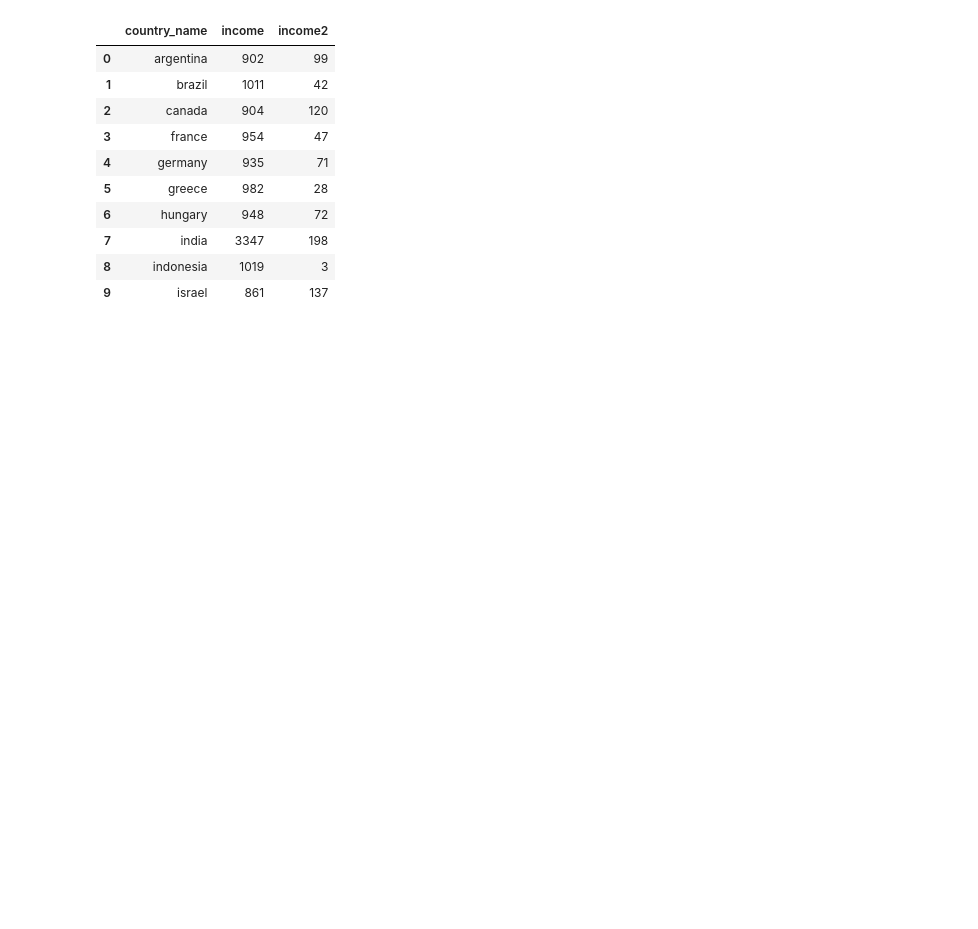
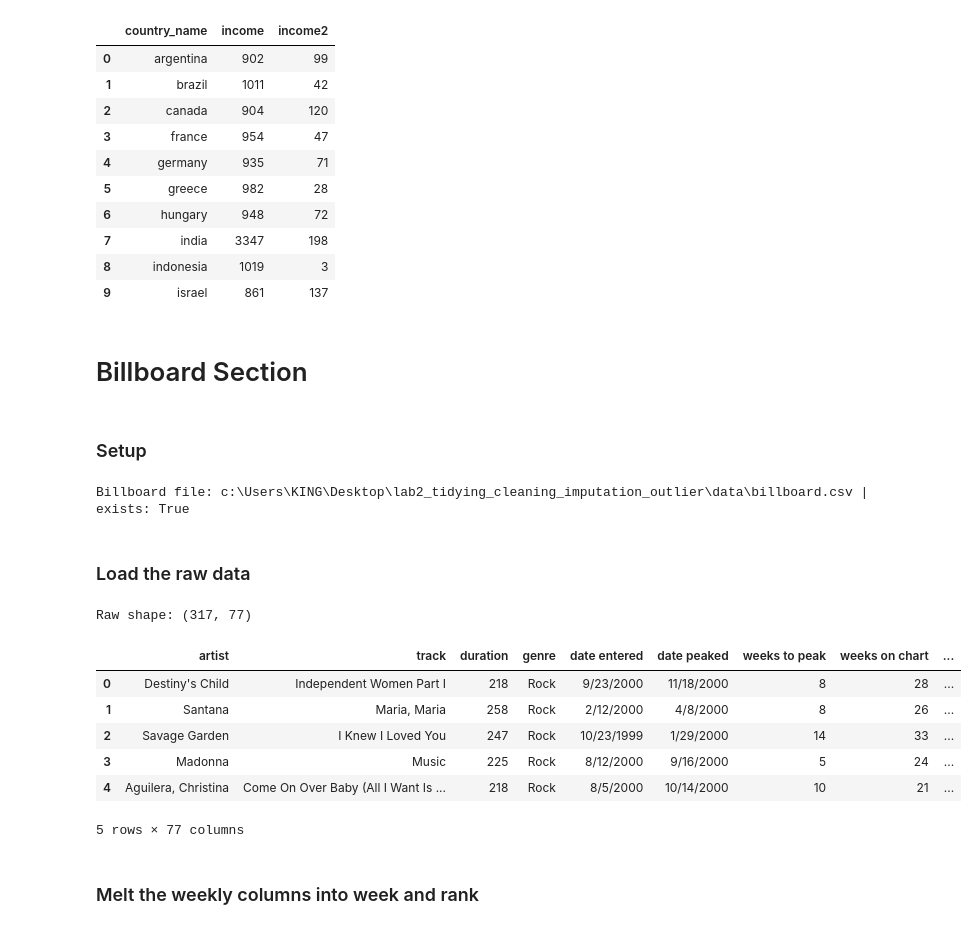
Before and after one commit to JohnBuni/lab2_tidying_cleaning_imputation_outlier, a Jupyter notebook: pew_data_notebook.ipynb, the cells around one changed output. Drawn from its saved outputs; the diff is of its cells as text; code cells hidden in the pictures; blank space fills up the shorter version.

```diff
--- a/pew_data_notebook.ipynb
+++ b/pew_data_notebook.ipynb
@@ -66,3 +68,36 @@ Summary columns: ['country_name', 'income', 'income2']
 | 7 | india | 3347 | 198 |
 | 8 | indonesia | 1019 | 3 |
 | 9 | israel | 861 | 137 |
+# %% [markdown]
+ # Billboard Section
+# %% [markdown]
+### Setup
+# %%
+from pathlib import Path
+from src.billboard_worker import BillboardWorker
+
+PROJECT_ROOT = Path.cwd()
+billboard_file = PROJECT_ROOT / "data" / "billboard.csv"
+
+print("Billboard file:", billboard_file, "| exists:", billboard_file.is_file())
+# %% [output]
+Billboard file: c:\Users\KING\Desktop\lab2_tidying_cleaning_imputation_outlier\data\billboard.csv | exists: True
+# %% [markdown]
+### Load the raw data
+# %%
+billboard = BillboardWorker(billboard_file)
+billboard_df = billboard.load()          # or load(source="neon") for the Neon table
+
+print("Raw shape:", billboard_df.shape)
+display(billboard_df.head())
+# %% [output]
+Raw shape: (317, 77)
+|  | artist | track | duration | genre | date entered | date peaked | weeks to peak | weeks on chart | ... |
+| 0 | Destiny's Child | Independent Women Part I | 218 | Rock | 9/23/2000 | 11/18/2000 | 8 | 28 | ... |
+| 1 | Santana | Maria, Maria | 258 | Rock | 2/12/2000 | 4/8/2000 | 8 | 26 | ... |
+| 2 | Savage Garden | I Knew I Loved You | 247 | Rock | 10/23/1999 | 1/29/2000 | 14 | 33 | ... |
+| 3 | Madonna | Music | 225 | Rock | 8/12/2000 | 9/16/2000 | 5 | 24 | ... |
+| 4 | Aguilera, Christina | Come On Over Baby (All I Want Is ... | 218 | Rock | 8/5/2000 | 10/14/2000 | 10 | 21 | ... |
+5 rows × 77 columns
+# %% [markdown]
+### Melt the weekly columns into week and rank
```
Also changed, not shown: parts of 17 cells of this notebook, 1 other file.
